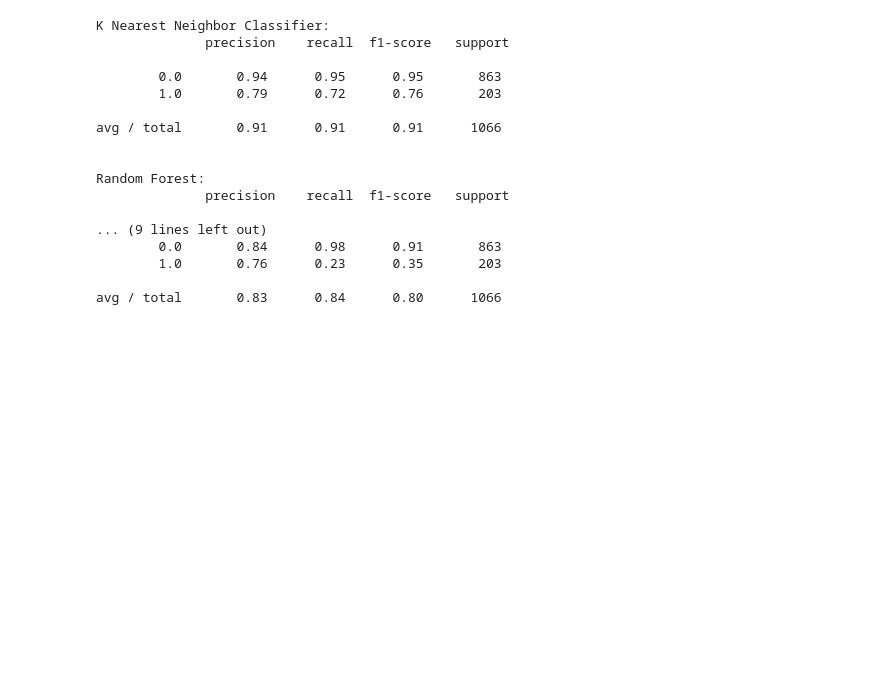
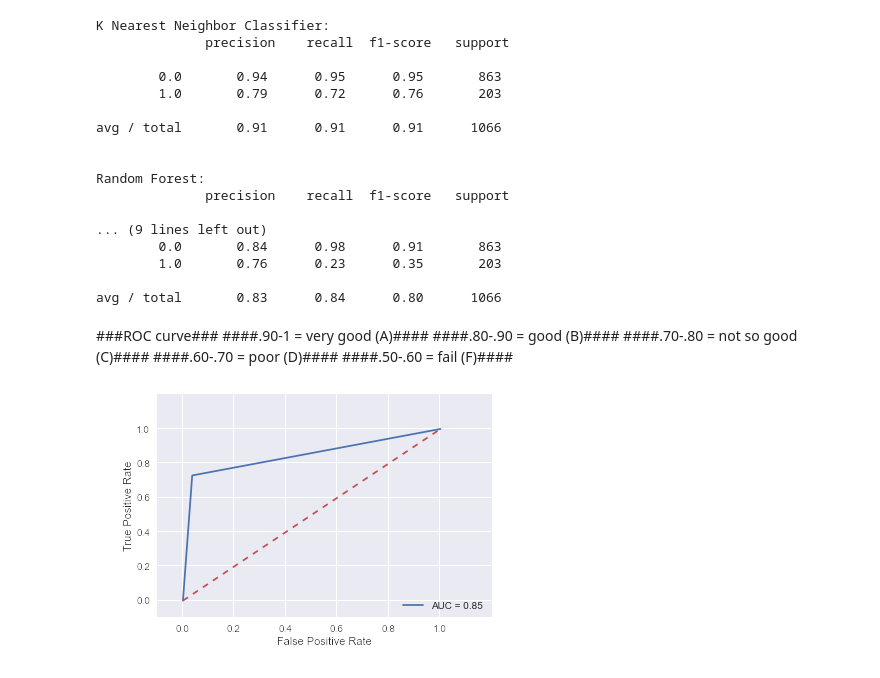
Before and after one commit to wlsherica/FunTime, a Jupyter notebook: spkgroup/ipythonJupyter/PIXNET_Spam_2015-checkpoint.ipynb, the cells around one changed output. Saved outputs shown, nothing was run; the diff lists cells and outputs as text; code cells hidden in the pictures; blank space fills up the shorter version.

```diff
--- a/spkgroup/ipythonJupyter/PIXNET_Spam_2015-checkpoint.ipynb
+++ b/spkgroup/ipythonJupyter/PIXNET_Spam_2015-checkpoint.ipynb
@@ -787,3 +787,30 @@ Random Forest:
         1.0       0.76      0.23      0.35       203
 
 avg / total       0.83      0.84      0.80      1066
+# %% [markdown]
+###ROC curve###
+####.90-1 = very good (A)####
+####.80-.90 = good (B)####
+####.70-.80 = not so good (C)####
+####.60-.70 = poor (D)####
+####.50-.60 = fail (F)####
+# %%
+%matplotlib inline
+from sklearn.metrics import roc_curve, auc
+import matplotlib.pyplot as plt
+import random
+
+false_positive_rate, true_positive_rate, thresholds = roc_curve(y, run_cv(X, y, RF))
+roc_auc = auc(false_positive_rate, true_positive_rate)
+
+plt.plot(false_positive_rate, true_positive_rate, 'b',
+label='AUC = %0.2f'% roc_auc)
+plt.legend(loc='lower right')
+plt.plot([0,1],[0,1],'r--')
+plt.xlim([-0.1,1.2])
+plt.ylim([-0.1,1.2])
+plt.ylabel('True Positive Rate')
+plt.xlabel('False Positive Rate')
+plt.show()
+# %% [output]
+[figure, added]
```
Also changed, not shown: parts of 1 cell of this notebook.
